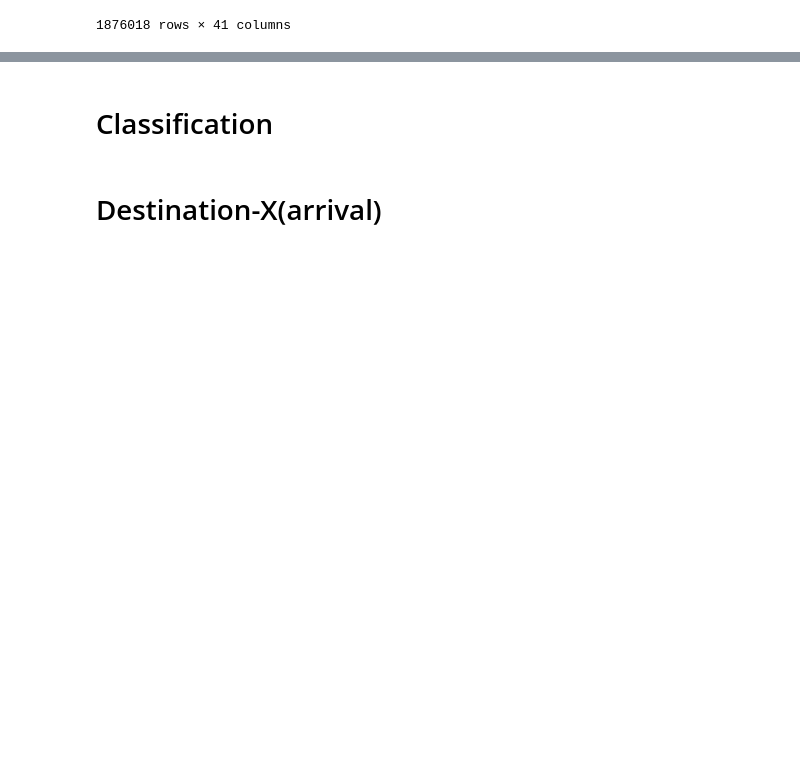
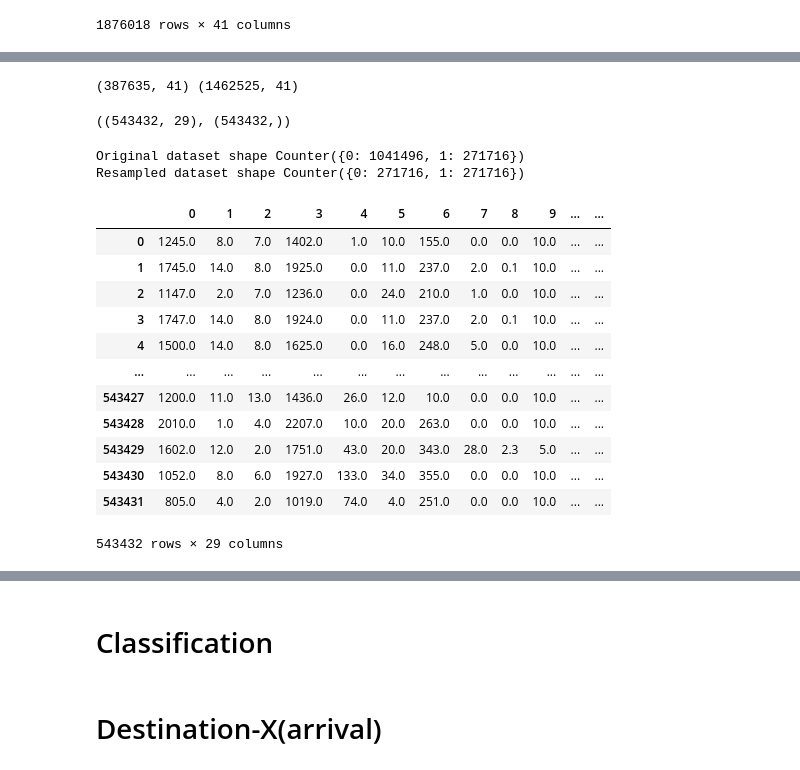
Before and after one commit to AMVamsi/Flight_Delay_Prediction, a Jupyter notebook: Project.ipynb, the cells around one changed output, grey strips where cells are left out. Cells and saved outputs as stored; diff of their text form; code cells hidden in the pictures; blank space fills up the shorter version.

```diff
--- a/Project.ipynb
+++ b/Project.ipynb
@@ -385,0 +487,4 @@ df2
+# %%
+print(delay.shape,normal.shape)
+# %% [output]
+(387635, 41) (1462525, 41)
@@ -385,0 +497,28 @@ df2
+# %%
+X_res.shape,y_res.shape
+# %% [output]
+((543432, 29), (543432,))
+# %%
+from collections import Counter
+print('Original dataset shape {}'.format(Counter(Y)))
+print('Resampled dataset shape {}'.format(Counter(y_res)))
+# %% [output]
+Original dataset shape Counter({0: 1041496, 1: 271716})
+Resampled dataset shape Counter({0: 271716, 1: 271716})
+# %%
+df=pd.DataFrame(X_res)
+df
+# %% [output]
+|  | 0 | 1 | 2 | 3 | 4 | 5 | 6 | 7 | 8 | 9 | ... | ... |
+| 0 | 1245.0 | 8.0 | 7.0 | 1402.0 | 1.0 | 10.0 | 155.0 | 0.0 | 0.0 | 10.0 | ... | ... |
+| 1 | 1745.0 | 14.0 | 8.0 | 1925.0 | 0.0 | 11.0 | 237.0 | 2.0 | 0.1 | 10.0 | ... | ... |
+| 2 | 1147.0 | 2.0 | 7.0 | 1236.0 | 0.0 | 24.0 | 210.0 | 1.0 | 0.0 | 10.0 | ... | ... |
+| 3 | 1747.0 | 14.0 | 8.0 | 1924.0 | 0.0 | 11.0 | 237.0 | 2.0 | 0.1 | 10.0 | ... | ... |
+| 4 | 1500.0 | 14.0 | 8.0 | 1625.0 | 0.0 | 16.0 | 248.0 | 5.0 | 0.0 | 10.0 | ... | ... |
+| ... | ... | ... | ... | ... | ... | ... | ... | ... | ... | ... | ... | ... |
+| 543427 | 1200.0 | 11.0 | 13.0 | 1436.0 | 26.0 | 12.0 | 10.0 | 0.0 | 0.0 | 10.0 | ... | ... |
+| 543428 | 2010.0 | 1.0 | 4.0 | 2207.0 | 10.0 | 20.0 | 263.0 | 0.0 | 0.0 | 10.0 | ... | ... |
+| 543429 | 1602.0 | 12.0 | 2.0 | 1751.0 | 43.0 | 20.0 | 343.0 | 28.0 | 2.3 | 5.0 | ... | ... |
+| 543430 | 1052.0 | 8.0 | 6.0 | 1927.0 | 133.0 | 34.0 | 355.0 | 0.0 | 0.0 | 10.0 | ... | ... |
+| 543431 | 805.0 | 4.0 | 2.0 | 1019.0 | 74.0 | 4.0 | 251.0 | 0.0 | 0.0 | 10.0 | ... | ... |
+543432 rows × 29 columns
```
Also changed, not shown: parts of 55 cells of this notebook.
